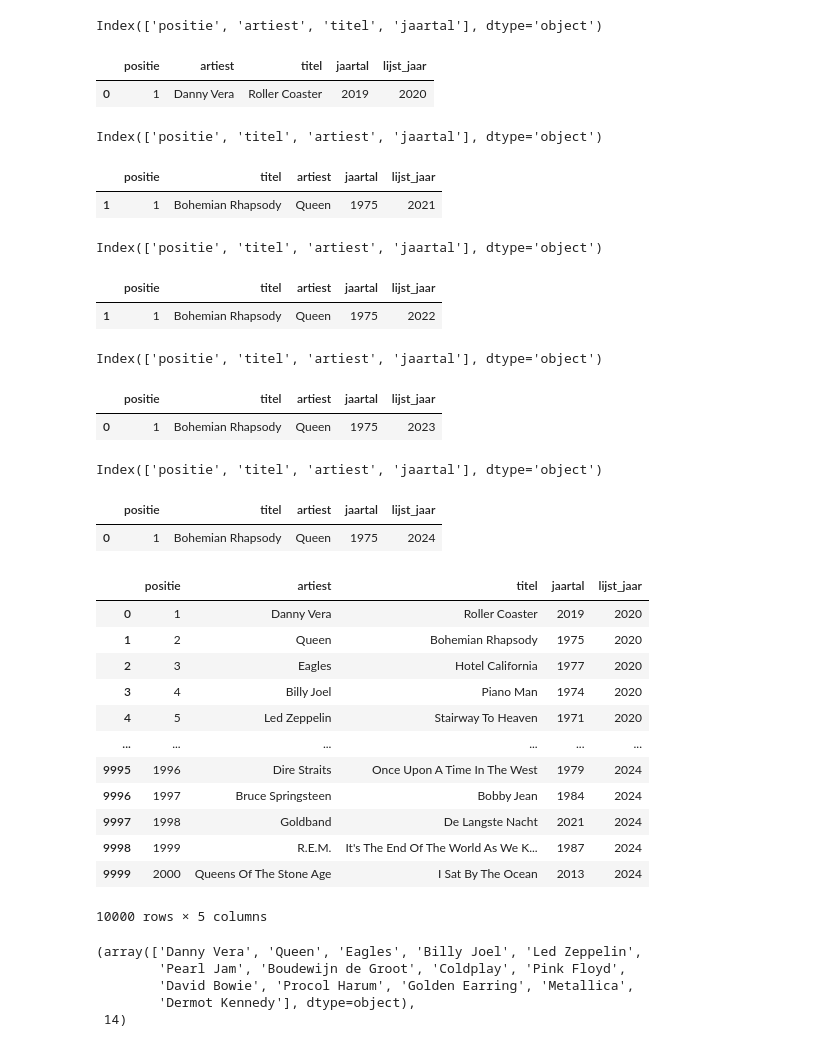
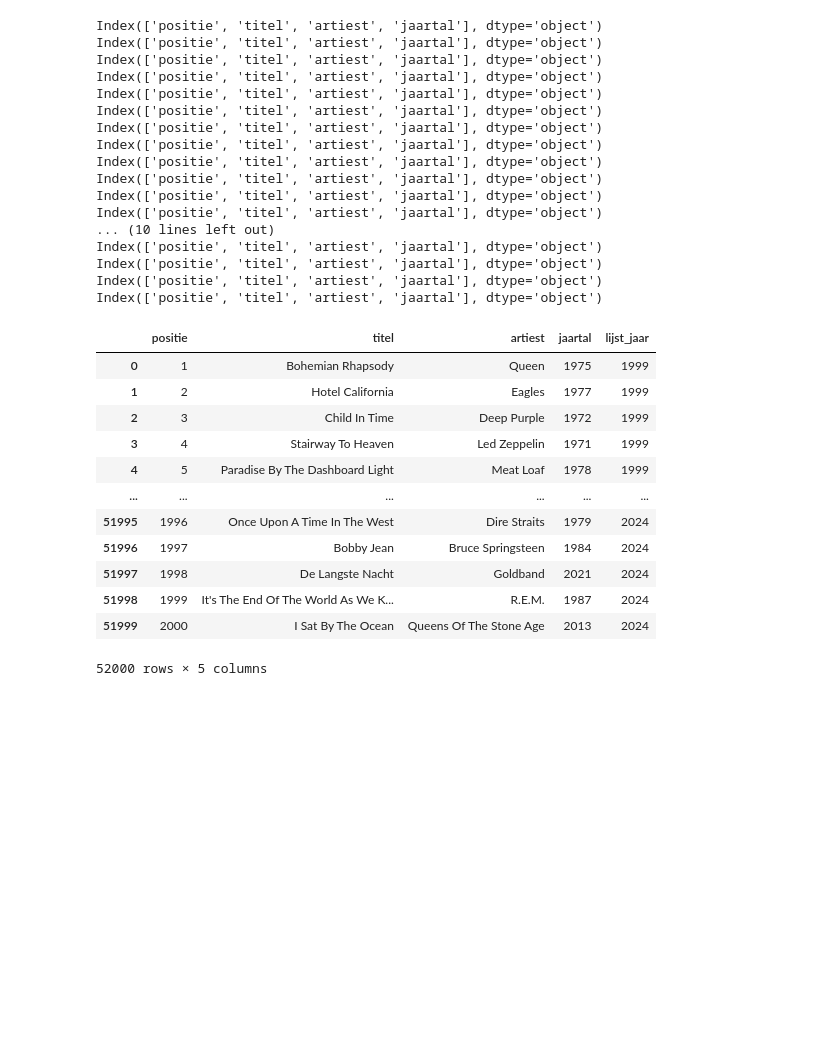
Before and after one commit to jwnelen/top-2000-eda, a Jupyter notebook: exploration.ipynb, the cells around one changed output. Saved outputs shown, nothing was run; the diff lists cells and outputs as text; code cells hidden in the pictures; blank space fills up the shorter version.

```diff
--- a/exploration.ipynb
+++ b/exploration.ipynb
@@ -5,68 +5,64 @@ import pandas as pd
 column_renames = {
   "notering": "positie",
   "nr.": "positie",
-  "jaar": "jaartal"
+  "nr": "positie",
+  "jaar": "jaartal",
+  "year": "jaartal",
+  "title": "titel",
+  "artist": "artiest"
 }
 # %%
 # https://www.nporadio2.nl/top2000?edition=top-2000-van-2022-12-25
 # %%
 folder = "data"
 name = "Top 2000 2024.xlsx"
 full = pd.DataFrame()
-start_year = 2020
+start_year = 1999
 end_year = 2024
 
 for year in range(start_year, end_year+1):
-    df = pd.read_excel(f'{folder}/Top 2000 {year}.xlsx')
+    df = pd.read_excel(f'{folder}/TOP-2000-{year}.xlsx')
     if len(df) > 2000:
         df = df.iloc[1:]
     df.columns = [str.lower(col) for col in df.columns]
     df.rename(columns=column_renames, inplace=True)
     print(df.columns)
     df['lijst_jaar'] = year
     df['positie'] = df['positie'].astype(int)
     df['jaartal'] = df['jaartal'].astype(int)
     df['lijst_jaar'] = df['lijst_jaar'].astype(int)
-    display(df.head(1))
     full = pd.concat([full, df], ignore_index=True)
 full
 # %% [output]
-Index(['positie', 'artiest', 'titel', 'jaartal'], dtype='object')
+Index(['positie', 'titel', 'artiest', 'jaartal'], dtype='object')
+Index(['positie', 'titel', 'artiest', 'jaartal'], dtype='object')
+Index(['positie', 'titel', 'artiest', 'jaartal'], dtype='object')
+Index(['positie', 'titel', 'artiest', 'jaartal'], dtype='object')
+Index(['positie', 'titel', 'artiest', 'jaartal'], dtype='object')
+Index(['positie', 'titel', 'artiest', 'jaartal'], dtype='object')
+Index(['positie', 'titel', 'artiest', 'jaartal'], dtype='object')
+Index(['positie', 'titel', 'artiest', 'jaartal'], dtype='object')
+Index(['positie', 'titel', 'artiest', 'jaartal'], dtype='object')
+Index(['positie', 'titel', 'artiest', 'jaartal'], dtype='object')
+Index(['positie', 'titel', 'artiest', 'jaartal'], dtype='object')
+Index(['positie', 'titel', 'artiest', 'jaartal'], dtype='object')
+... (10 lines left out)
+Index(['positie', 'titel', 'artiest', 'jaartal'], dtype='object')
+Index(['positie', 'titel', 'artiest', 'jaartal'], dtype='object')
+Index(['positie', 'titel', 'artiest', 'jaartal'], dtype='object')
+Index(['positie', 'titel', 'artiest', 'jaartal'], dtype='object')
-|  | positie | artiest | titel | jaartal | lijst_jaar |
-| 0 | 1 | Danny Vera | Roller Coaster | 2019 | 2020 |
+|  | positie | titel | artiest | jaartal | lijst_jaar |
+| 0 | 1 | Bohemian Rhapsody | Queen | 1975 | 1999 |
+| 1 | 2 | Hotel California | Eagles | 1977 | 1999 |
+| 2 | 3 | Child In Time | Deep Purple | 1972 | 1999 |
+| 3 | 4 | Stairway To Heaven | Led Zeppelin | 1971 | 1999 |
+| 4 | 5 | Paradise By The Dashboard Light | Meat Loaf | 1978 | 1999 |
+| ... | ... | ... | ... | ... | ... |
+| 51995 | 1996 | Once Upon A Time In The West | Dire Straits | 1979 | 2024 |
+| 51996 | 1997 | Bobby Jean | Bruce Springsteen | 1984 | 2024 |
+| 51997 | 1998 | De Langste Nacht | Goldband | 2021 | 2024 |
+| 51998 | 1999 | It's The End Of The World As We K... | R.E.M. | 1987 | 2024 |
+| 51999 | 2000 | I Sat By The Ocean | Queens Of The Stone Age | 2013 | 2024 |
-Index(['positie', 'titel', 'artiest', 'jaartal'], dtype='object')
+52000 rows × 5 columns
-|  | positie | titel | artiest | jaartal | lijst_jaar |
-| 1 | 1 | Bohemian Rhapsody | Queen | 1975 | 2021 |
-Index(['positie', 'titel', 'artiest', 'jaartal'], dtype='object')
-|  | positie | titel | artiest | jaartal | lijst_jaar |
-| 1 | 1 | Bohemian Rhapsody | Queen | 1975 | 2022 |
-Index(['positie', 'titel', 'artiest', 'jaartal'], dtype='object')
-|  | positie | titel | artiest | jaartal | lijst_jaar |
-| 0 | 1 | Bohemian Rhapsody | Queen | 1975 | 2023 |
-Index(['positie', 'titel', 'artiest', 'jaartal'], dtype='object')
-|  | positie | titel | artiest | jaartal | lijst_jaar |
-| 0 | 1 | Bohemian Rhapsody | Queen | 1975 | 2024 |
-|  | positie | artiest | titel | jaartal | lijst_jaar |
-| 0 | 1 | Danny Vera | Roller Coaster | 2019 | 2020 |
-| 1 | 2 | Queen | Bohemian Rhapsody | 1975 | 2020 |
-| 2 | 3 | Eagles | Hotel California | 1977 | 2020 |
-| 3 | 4 | Billy Joel | Piano Man | 1974 | 2020 |
-| 4 | 5 | Led Zeppelin | Stairway To Heaven | 1971 | 2020 |
-| ... | ... | ... | ... | ... | ... |
-| 9995 | 1996 | Dire Straits | Once Upon A Time In The West | 1979 | 2024 |
-| 9996 | 1997 | Bruce Springsteen | Bobby Jean | 1984 | 2024 |
-| 9997 | 1998 | Goldband | De Langste Nacht | 2021 | 2024 |
-| 9998 | 1999 | R.E.M. | It's The End Of The World As We K... | 1987 | 2024 |
-| 9999 | 2000 | Queens Of The Stone Age | I Sat By The Ocean | 2013 | 2024 |
-10000 rows × 5 columns
-# %%
-all_artists_top_10 = full[full['positie'] <= 10]['artiest'].unique()
-all_artists_top_10, len(all_artists_top_10)
-# %% [output]
-(array(['Danny Vera', 'Queen', 'Eagles', 'Billy Joel', 'Led Zeppelin',
-        'Pearl Jam', 'Boudewijn de Groot', 'Coldplay', 'Pink Floyd',
-        'David Bowie', 'Procol Harum', 'Golden Earring', 'Metallica',
-        'Dermot Kennedy'], dtype=object),
- 14)
 # %%
 df = full.copy()
```
Also changed, not shown: parts of 10 cells of this notebook, 27 other files.
